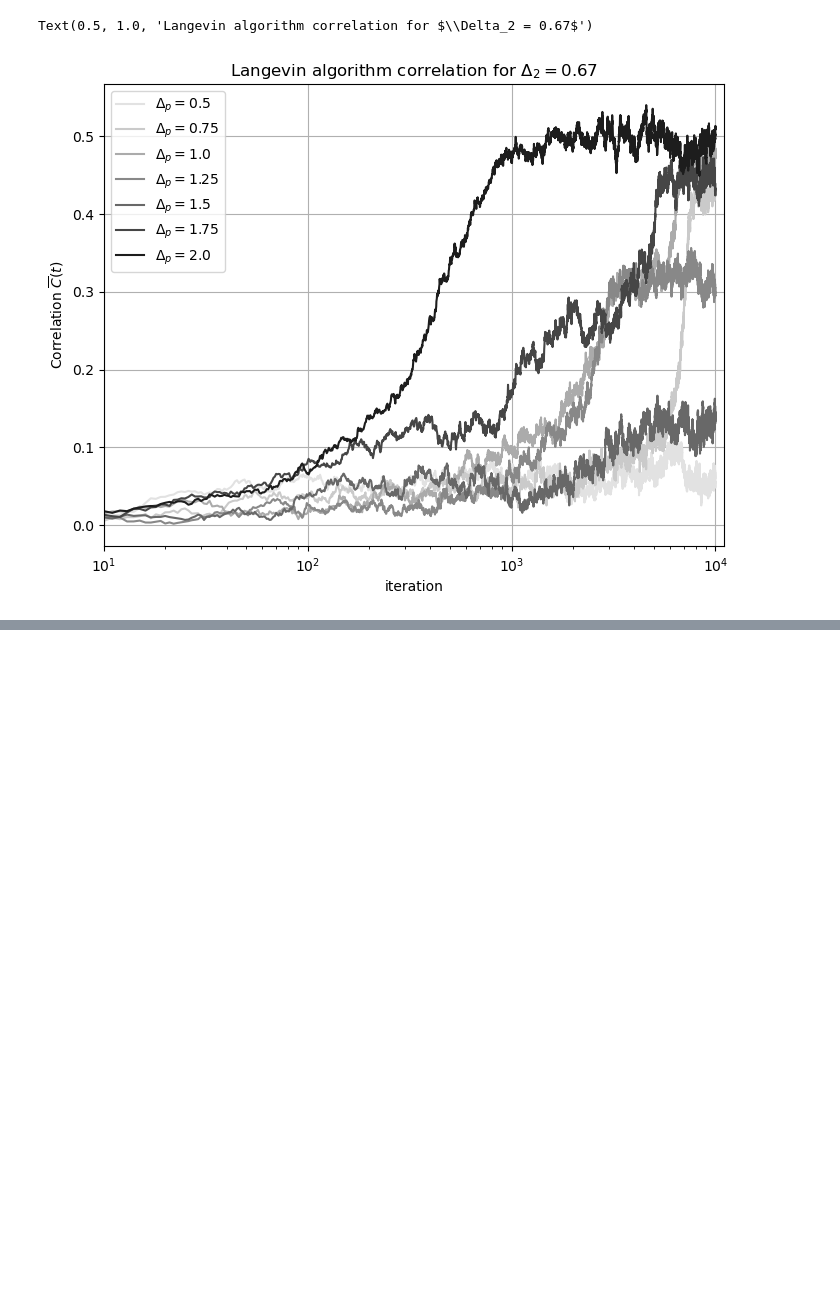
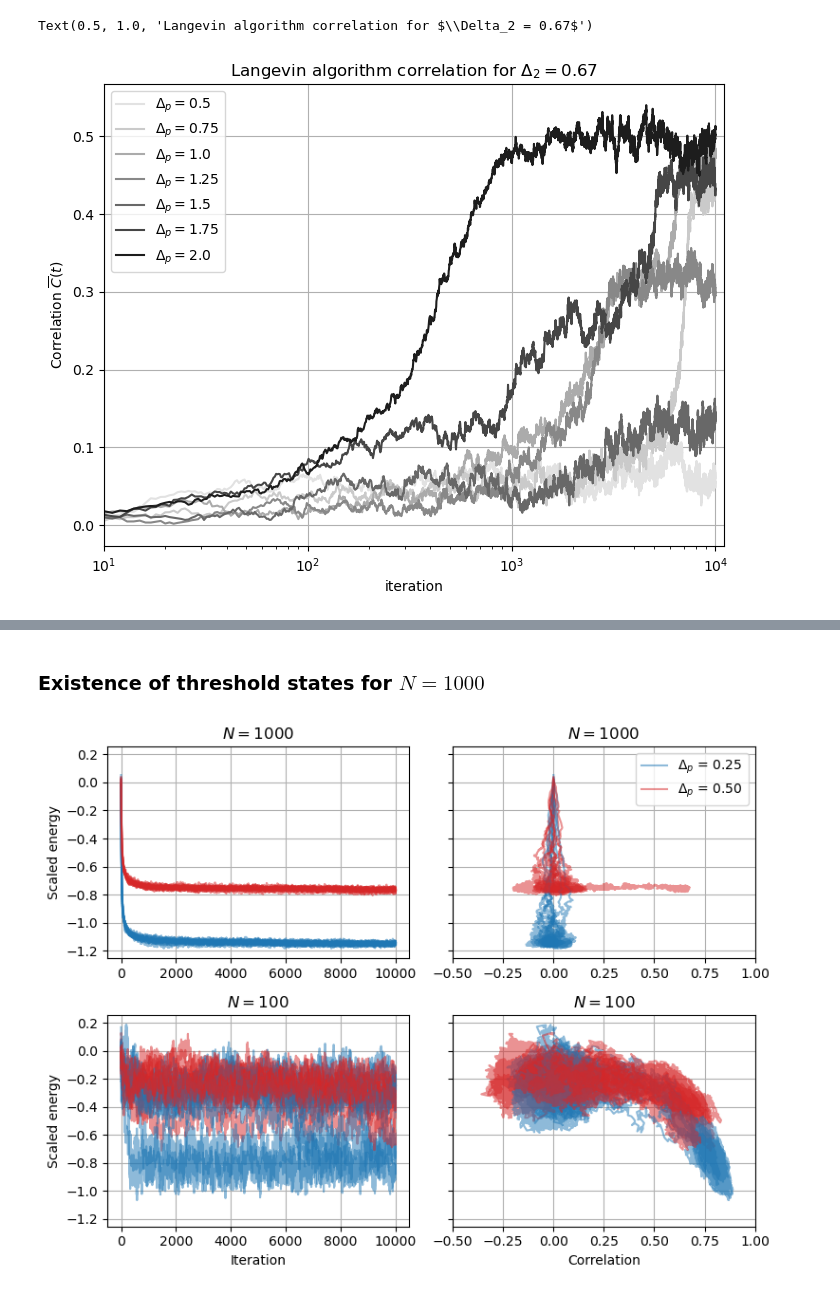
Before and after one commit to ychnli/ap229-final-project, a Jupyter notebook: analysis.ipynb, the cells around one changed output, grey strips where cells are left out. Cells and saved outputs as stored; diff of their text form; code cells hidden in the pictures; blank space fills up the shorter version.

```diff
--- a/analysis.ipynb
+++ b/analysis.ipynb
@@ -191,0 +269,6 @@ array([[[[[ 9.69994068e-02,  8.44203472e-01,  4.21154290e-01, ...,
+# %%
+# hard_subset_energy = energy_N1000.isel(delta2=slice(3,6), deltap=slice(0,2))
+# delta2_vals = hard_subset_energy.delta2.values
+# deltap_vals = hard_subset_energy.deltap.values
+
+traj_N100 = load_data("/scratch/users/yucli/ap229_langevin/N100_second_exp", var='trajectory')
@@ -191,0 +354,64 @@ array([[[[[ 9.69994068e-02,  8.44203472e-01,  4.21154290e-01, ...,
+# %% [markdown]
+### Existence of threshold states for $N=1000$
+# %%
+hard_subset_energy_N1000 = energy_N1000.isel(delta2=slice(3,6), deltap=slice(0,2))
+hard_subset_corr_N1000 = corr_N1000.isel(delta2=slice(3,6), deltap=slice(0,2))
+
+energy_N100 = xr.open_dataset("/scratch/users/yucli/ap229_langevin/N100_second_exp/energy_hard_phase.nc")["__xarray_dataarray_variable__"]
+hard_subset_energy_N100 = energy_N100.isel(delta2=slice(3,6), deltap=slice(0,2))
+hard_subset_corr_N100 = corr_N100.isel(delta2=slice(3,6), deltap=slice(0,2))
+
+delta2_vals = hard_subset_energy_N1000.delta2.values
+deltap_vals = hard_subset_energy_N1000.deltap.values
+
+combinations = list(product(delta2_vals, deltap_vals))
+count_n, count_p = 0, 0
+
+fig, axs = plt.subplots(figsize=(8,6), nrows=2, ncols=2, sharey=True)
+
+for ax_row in axs:
+    for ax in ax_row:
+        ax.grid(True)  # Add grid to each subplot
+
+for idx, (delta2, deltap) in enumerate(combinations):
+    if deltap == 0.25:
+        color = 'tab:blue'
+        label = r"$\Delta_p$ = 0.25"
+    else:
+        color = 'tab:red'
+        label = r"$\Delta_p$ = 0.50"
+
+    for i in range(3):
+        x = hard_subset_corr_N1000.sel(delta2=delta2, deltap=deltap, trial=i)
+        y = hard_subset_energy_N1000.sel(delta2=delta2, deltap=deltap, trial=i) / 6000
+
+        axs[0,0].plot(y.step, y, color=color, alpha=0.5)
+        axs[0,1].plot(x, y, color=color, alpha=0.5, label=label if (i == 0 and idx in [0, 1]) else None)
+
+    for i in range(3):
+        x = hard_subset_corr_N100.sel(delta2=delta2, deltap=deltap, trial=i)
+        y = hard_subset_energy_N100.sel(delta2=delta2, deltap=deltap, trial=i) / 500
+
+        axs[1,0].plot(y.step, y, color=color, alpha=0.5)
+        axs[1,1].plot(x, y, color=color, alpha=0.5)
+
+# Set x-limits
+axs[0,1].set_xlim(-0.5, 1)
+axs[1,1].set_xlim(-0.5, 1)
+
+axs[1,0].set_xlabel("Iteration")
+axs[1,1].set_xlabel("Correlation")
+
+axs[0,0].set_title(r"$N=1000$")
+axs[0,0].set_ylabel(r"Scaled energy")
+axs[0,1].set_title(r"$N=1000$")
+
+axs[1,0].set_title(r"$N=100$")
+axs[1,0].set_ylabel(r"Scaled energy")
+axs[1,1].set_title(r"$N=100$")
+
+axs[0,1].legend()
+plt.tight_layout()
+plt.savefig("figures/langevin_hard_phase.png", dpi=300, bbox_inches='tight')
+# %% [output]
+[figure, added]
```
Also changed, not shown: parts of 12 cells of this notebook, 7 other files.
